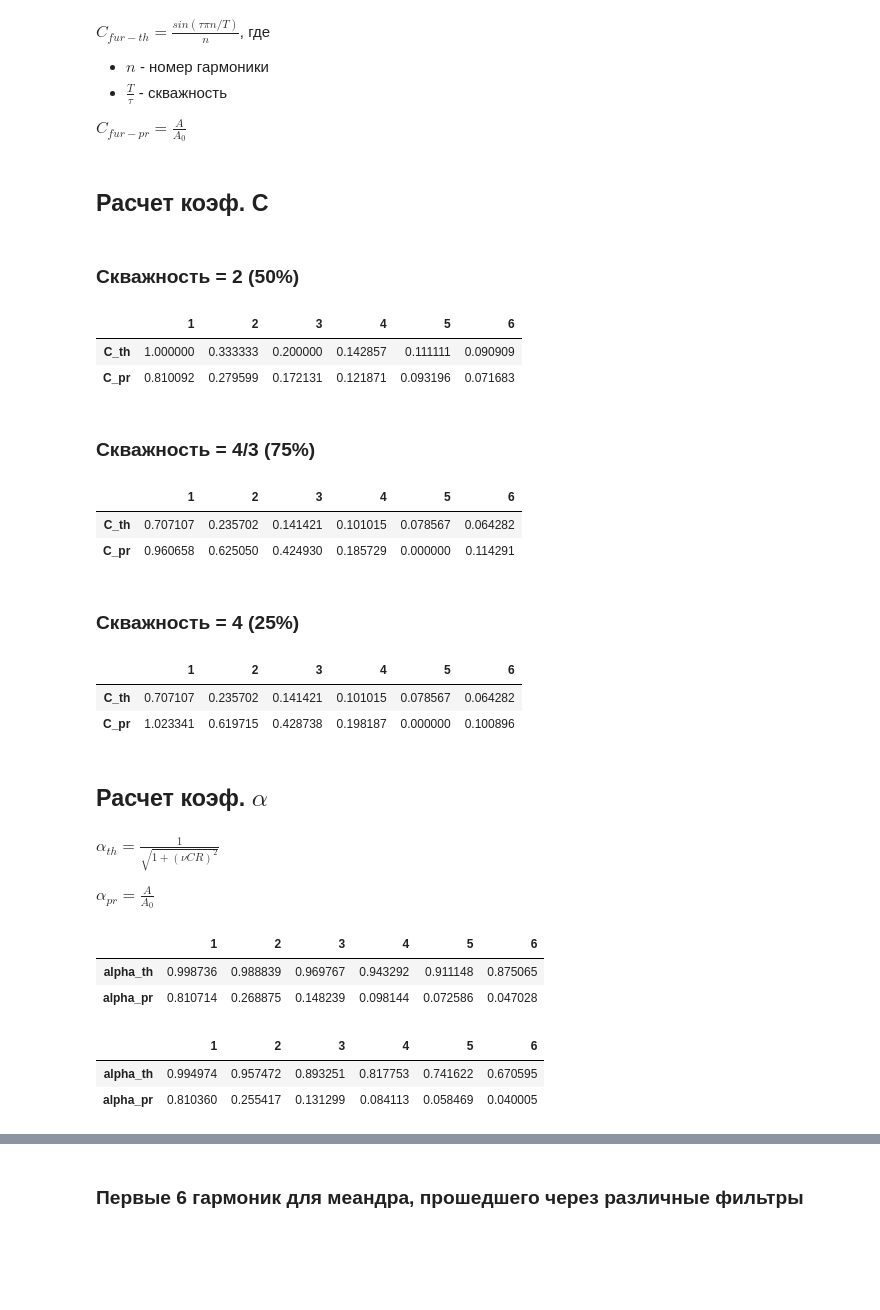
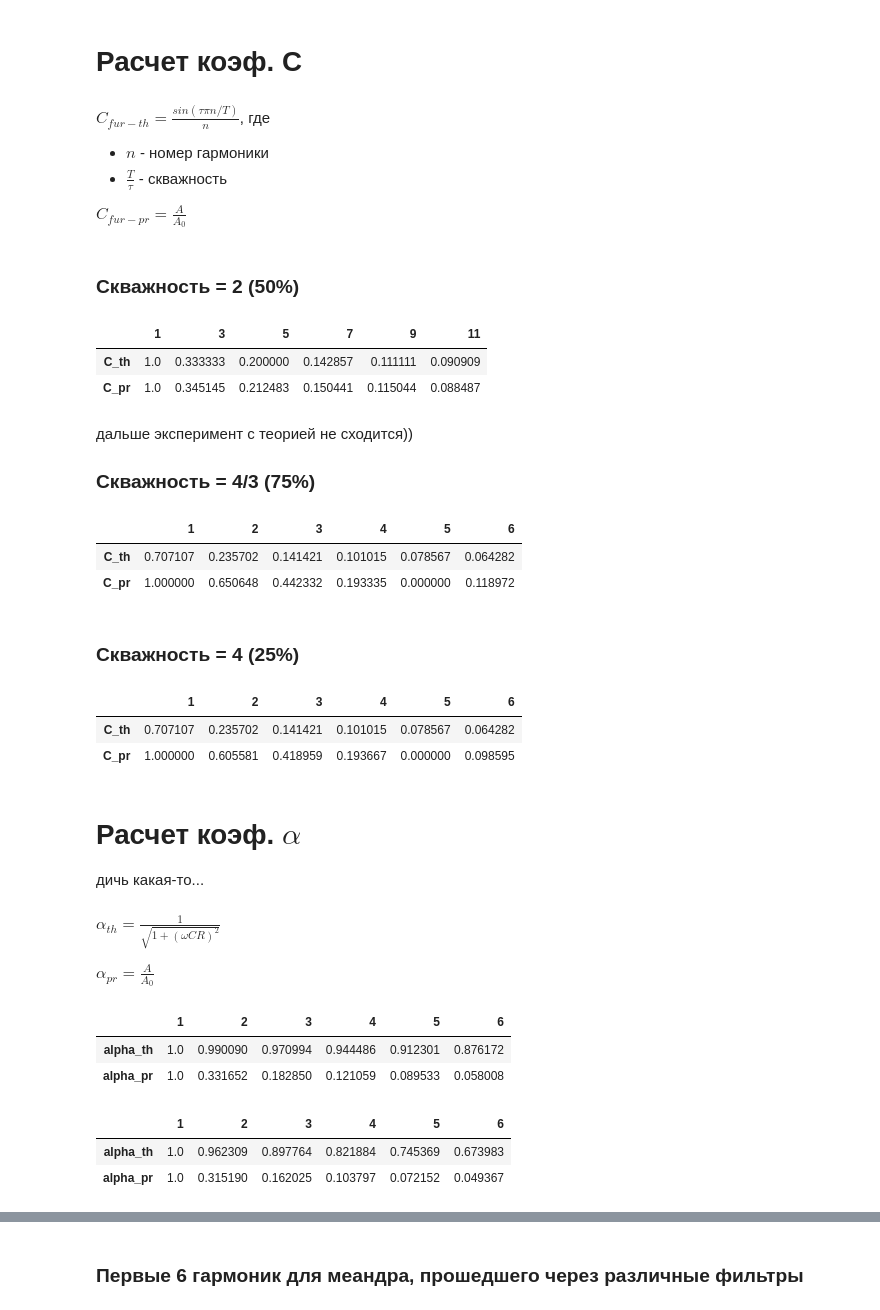
Before and after one commit to UmbrellaLeaf5/physics_lab_works, a Jupyter notebook: 3_sem/213/213.ipynb, the cells around one changed output, grey strips where cells are left out. Drawn from its saved outputs; the diff is of its cells as text; code cells hidden in the pictures; blank space fills up the shorter version.

```diff
--- a/3_sem/213/213.ipynb
+++ b/3_sem/213/213.ipynb
@@ -14,57 +14,61 @@ A_proc_25 = np.array([0.5053, 0.3060, 0.2117, 0.09786, 0.000, 0.04982])
 odd_numbers = np.array([2*i + 1 for i in range(0, 6)])
 even_numbers = np.array([2*i for i in range(1, 7)])
 numbers = np.array([i for i in range (1, 7)])
+# %% [markdown]
+# Расчет коэф. C
 # %% [markdown]
 $C_{fur-th} = \frac{sin(\tau \pi n/T)}{n}$, где
 * $n$ - номер гармоники
 * $\frac{T}{\tau}$ - скважность
 
 $C_{fur-pr} = \frac{A}{A_0}$
-# %% [markdown]
-## Расчет коэф. C
 # %% [markdown]
 ### Скважность = 2 (50%)
 # %%
 A0 = np.mean([996.4, 989.3, 996.4, 989.3])*10**(-3) # среднее по квадрату
 
 c_fur_th = np.abs(np.sin(0.5*np.pi*odd_numbers)/odd_numbers)
-c_fur_pr = A_proc_50 / A0
-df = pd.DataFrame([c_fur_th, c_fur_pr], index=["C_th", "C_pr"], columns=numbers)
+c_fur_pr = A_proc_50 / A_proc_50[0] # (A0)
+df = pd.DataFrame([c_fur_th, c_fur_pr], index=["C_th", "C_pr"], columns=odd_numbers)
 df
 # %% [output]
-|  | 1 | 2 | 3 | 4 | 5 | 6 |
-| C_th | 1.000000 | 0.333333 | 0.200000 | 0.142857 | 0.111111 | 0.090909 |
-| C_pr | 0.810092 | 0.279599 | 0.172131 | 0.121871 | 0.093196 | 0.071683 |
+|  | 1 | 3 | 5 | 7 | 9 | 11 |
+| C_th | 1.0 | 0.333333 | 0.200000 | 0.142857 | 0.111111 | 0.090909 |
+| C_pr | 1.0 | 0.345145 | 0.212483 | 0.150441 | 0.115044 | 0.088487 |
 # %% [markdown]
+дальше эксперимент с теорией не сходится))
+
 ### Скважность = 4/3 (75%)
 # %%
 A0 = np.mean([498.2, 498.2, 498.2, 498.2])*10**(-3) # среднее по квадрату
 
 c_fur_th = np.abs(np.sin(0.75*np.pi*odd_numbers)/odd_numbers)
-c_fur_pr = A_proc_75 / A0
+c_fur_pr = A_proc_75 / A_proc_75[0] # (A0)
 df = pd.DataFrame([c_fur_th, c_fur_pr], index=["C_th", "C_pr"], columns=numbers)
 df
 # %% [output]
 |  | 1 | 2 | 3 | 4 | 5 | 6 |
 | C_th | 0.707107 | 0.235702 | 0.141421 | 0.101015 | 0.078567 | 0.064282 |
-| C_pr | 0.960658 | 0.625050 | 0.424930 | 0.185729 | 0.000000 | 0.114291 |
+| C_pr | 1.000000 | 0.650648 | 0.442332 | 0.193335 | 0.000000 | 0.118972 |
 # %% [markdown]
 ### Скважность = 4 (25%)
 # %%
 A0 = np.mean([491.1, 498.2, 491.1, 494.7])*10**(-3) # среднее по квадрату
 
 c_fur_th = np.abs(np.sin(0.25*np.pi*odd_numbers)/odd_numbers)
-c_fur_pr = A_proc_25 / A0
+c_fur_pr = A_proc_25 / A_proc_25[0] # (A0)
 df = pd.DataFrame([c_fur_th, c_fur_pr], index=["C_th", "C_pr"], columns=numbers)
 df
 # %% [output]
 |  | 1 | 2 | 3 | 4 | 5 | 6 |
 | C_th | 0.707107 | 0.235702 | 0.141421 | 0.101015 | 0.078567 | 0.064282 |
-| C_pr | 1.023341 | 0.619715 | 0.428738 | 0.198187 | 0.000000 | 0.100896 |
+| C_pr | 1.000000 | 0.605581 | 0.418959 | 0.193667 | 0.000000 | 0.098595 |
 # %% [markdown]
-## Расчет коэф. $\alpha$
+# Расчет коэф. $\alpha$
+
+дичь какая-то...
 # %% [markdown]
-$\alpha_{th}=\frac{1}{\sqrt{1+(\nu C R)^2}}$
+$\alpha_{th}=\frac{1}{\sqrt{1+(\omega C R)^2}}$
 
 $\alpha_{pr}=\frac{A}{A_0}$
 # %%
@@ -82,27 +86,29 @@ c3 = np.array([0.750, 0.192, 0.085, 0.056, 0.028, 0.021])
 # %%
 A0 = np.mean([975.1, 989.3, 982.2, 966])*10**(-3) # среднее по квадрату
 
-alpha_th = 1/((1+(omega*C1*R)**2)**0.5)
-alpha_pr = c1 / A0
+alpha_norm = 1/((1+(omega*C1*R)**2)**0.5)[0]
+alpha_th = 1/((1+(omega*C1*R)**2)**0.5)/alpha_norm
+alpha_pr = c1 / c1[0] # (A0)
 
 df = pd.DataFrame([alpha_th, alpha_pr], index=["alpha_th", "alpha_pr"], columns=numbers)
 df
 # %% [output]
 |  | 1 | 2 | 3 | 4 | 5 | 6 |
-| alpha_th | 0.998736 | 0.988839 | 0.969767 | 0.943292 | 0.911148 | 0.875065 |
-| alpha_pr | 0.810714 | 0.268875 | 0.148239 | 0.098144 | 0.072586 | 0.047028 |
+| alpha_th | 1.0 | 0.990090 | 0.970994 | 0.944486 | 0.912301 | 0.876172 |
+| alpha_pr | 1.0 | 0.331652 | 0.182850 | 0.121059 | 0.089533 | 0.058008 |
 # %%
 A0 = np.mean([960, 989.3, 982.2, 968])*10**(-3) # среднее по квадрату
 
-alpha_th = 1/((1+(omega*C2*R)**2)**0.5)
-alpha_pr = c2 / A0
+alpha_norm = 1/((1+(omega*C2*R)**2)**0.5)[0]
+alpha_th = 1/((1+(omega*C2*R)**2)**0.5)/alpha_norm
+alpha_pr = c2 / c2[0] # (A0)
 
 df = pd.DataFrame([alpha_th, alpha_pr], index=["alpha_th", "alpha_pr"], columns=numbers)
 df
 # %% [output]
 |  | 1 | 2 | 3 | 4 | 5 | 6 |
-| alpha_th | 0.994974 | 0.957472 | 0.893251 | 0.817753 | 0.741622 | 0.670595 |
-| alpha_pr | 0.810360 | 0.255417 | 0.131299 | 0.084113 | 0.058469 | 0.040005 |
+| alpha_th | 1.0 | 0.962309 | 0.897764 | 0.821884 | 0.745369 | 0.673983 |
+| alpha_pr | 1.0 | 0.315190 | 0.162025 | 0.103797 | 0.072152 | 0.049367 |
 # %%
 A0 = np.mean([975.1, 989.3, 989.3, 960])*10**(-3) # среднее по квадрату
 
```
Also changed, not shown: parts of 5 cells of this notebook.
